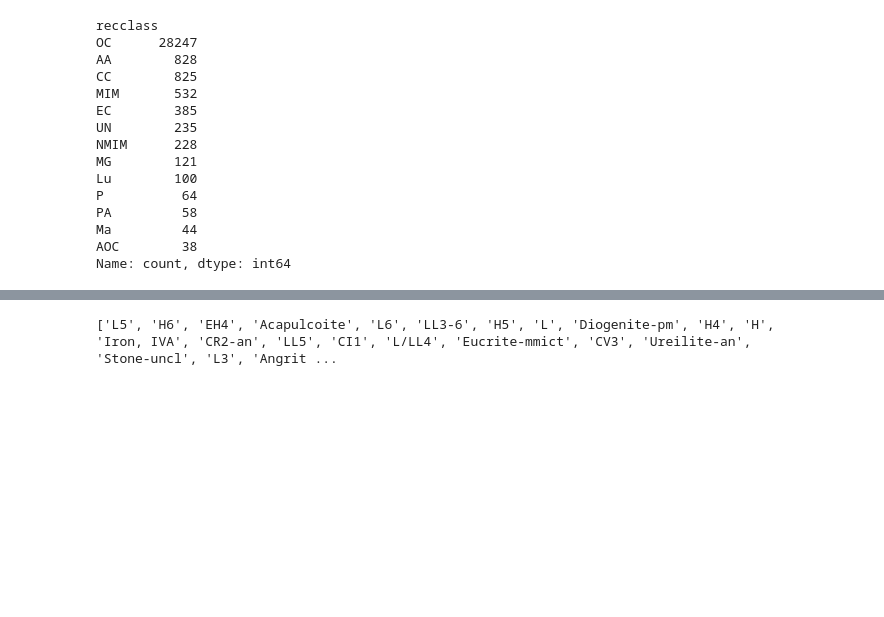
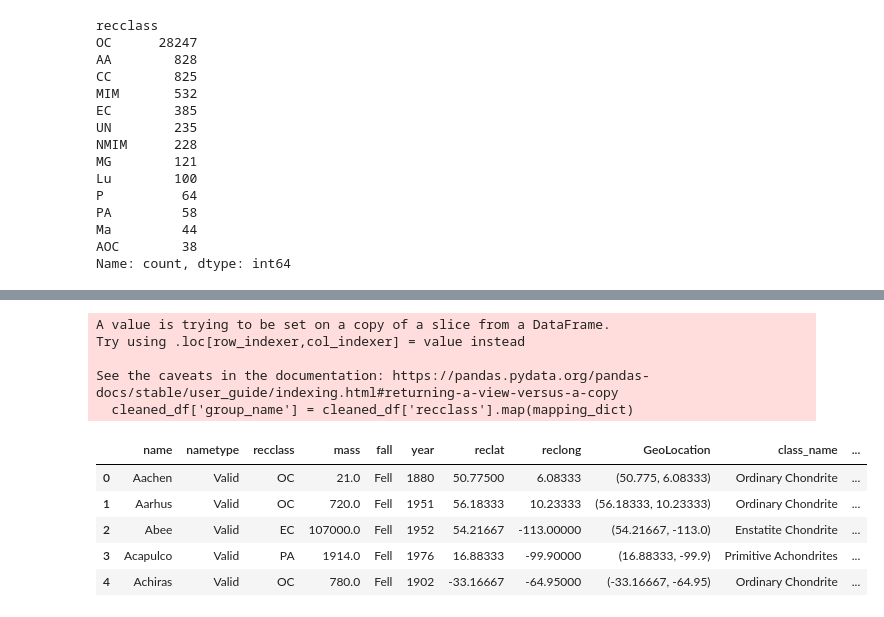
Before and after one commit to onemanlutta/Visualization-GeoJson-Leaflet-Plotly-Project, a Jupyter notebook: Maero/meteorite-landings.ipynb, the cells around one changed output, grey strips where cells are left out. Drawn from its saved outputs; the diff is of its cells as text; code cells hidden in the pictures; blank space fills up the shorter version.

```diff
--- a/Maero/meteorite-landings.ipynb
+++ b/Maero/meteorite-landings.ipynb
@@ -392,0 +412,4 @@ meteorite_class_dict = {
+# %%
+# Add class name
+cleaned_df['class_name'] = cleaned_df['recclass'].map(meteorite_class_dict)
+cleaned_df.head()
@@ -393,8 +457,23 @@ meteorite_class_dict = {
+# %%
+# Adding/Mapping group_name to the DataFrame
+
+cleaned_df['group_name'] = cleaned_df['recclass'].map(mapping_dict)
+cleaned_df.head()
+# %% [output]
+A value is trying to be set on a copy of a slice from a DataFrame.
+Try using .loc[row_indexer,col_indexer] = value instead
+
+See the caveats in the documentation: https://pandas.pydata.org/pandas-docs/stable/user_guide/indexing.html#returning-a-view-versus-a-copy
+  cleaned_df['group_name'] = cleaned_df['recclass'].map(mapping_dict)
+|  | name | nametype | recclass | mass | fall | year | reclat | reclong | GeoLocation | class_name | ... |
+| 0 | Aachen | Valid | OC | 21.0 | Fell | 1880 | 50.77500 | 6.08333 | (50.775, 6.08333) | Ordinary Chondrite | ... |
+| 1 | Aarhus | Valid | OC | 720.0 | Fell | 1951 | 56.18333 | 10.23333 | (56.18333, 10.23333) | Ordinary Chondrite | ... |
+| 2 | Abee | Valid | EC | 107000.0 | Fell | 1952 | 54.21667 | -113.00000 | (54.21667, -113.0) | Enstatite Chondrite | ... |
+| 3 | Acapulco | Valid | PA | 1914.0 | Fell | 1976 | 16.88333 | -99.90000 | (16.88333, -99.9) | Primitive Achondrites | ... |
+| 4 | Achiras | Valid | OC | 780.0 | Fell | 1902 | -33.16667 | -64.95000 | (-33.16667, -64.95) | Ordinary Chondrite | ... |
 # %%
-# 4.3 Check the unique values in the recclass column
+# # 4.3 Check the unique values in the ~recclass~ classname column
 
-toclassify = [x for x in df_cleaned['recclass'].unique()]
-print(toclassify)
+# toclassify = [x for x in cleaned_df['class_name'].unique()]
+# print(toclassify)
-# %% [output]
-['L5', 'H6', 'EH4', 'Acapulcoite', 'L6', 'LL3-6', 'H5', 'L', 'Diogenite-pm', 'H4', 'H', 'Iron, IVA', 'CR2-an', 'LL5', 'CI1', 'L/LL4', 'Eucrite-mmict', 'CV3', 'Ureilite-an', 'Stone-uncl', 'L3', 'Angrit ...
 # %%
```
Also changed, not shown: parts of 15 cells of this notebook.
